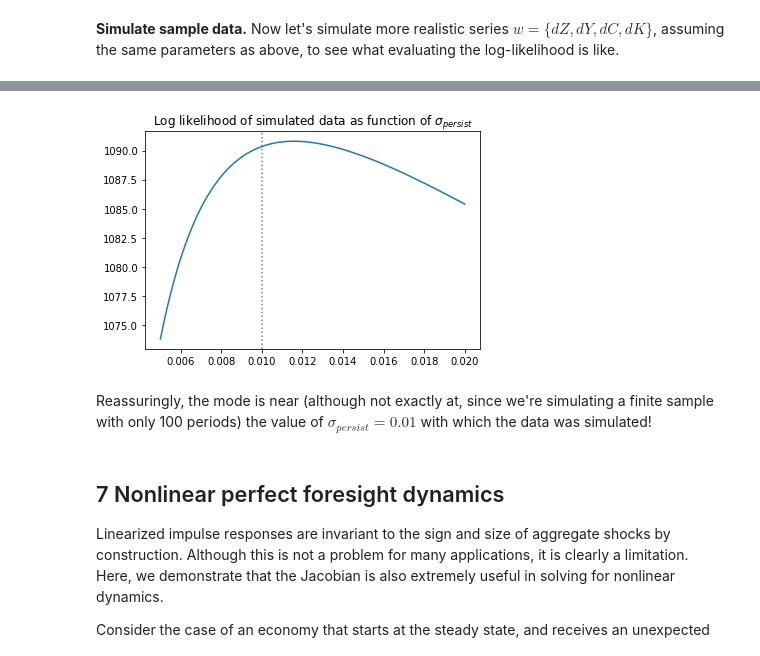
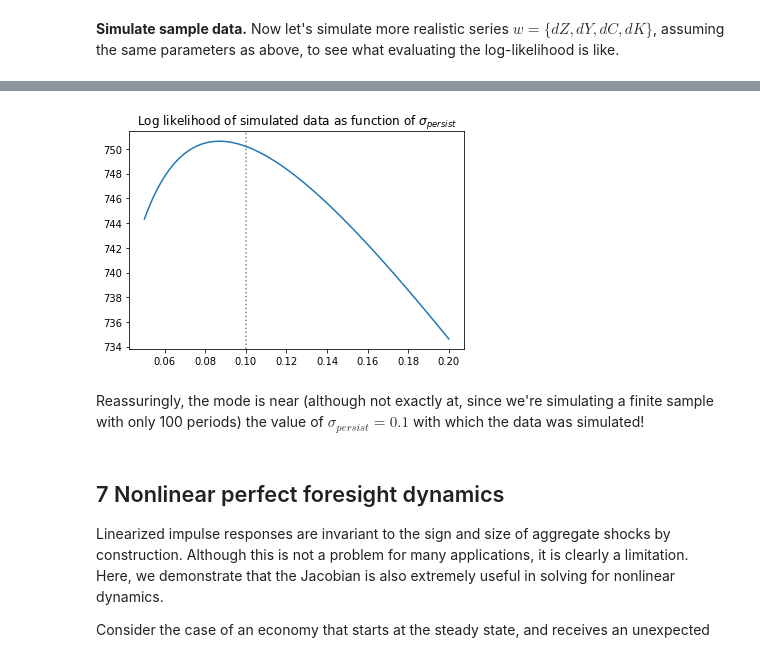
Before and after one commit to shade-econ/sequence-jacobian, a Jupyter notebook: krusell_smith.ipynb, the cells around one changed output, grey strips where cells are left out. Saved outputs shown, nothing was run; the diff lists cells and outputs as text; code cells hidden in the pictures.

```diff
--- a/krusell_smith.ipynb
+++ b/krusell_smith.ipynb
@@ -572,4 +572,4 @@ Now let's plot the log-likelihood of $w$ as a function of the standard deviation
 # %%
-sigma_persist_values = np.linspace(0.005, 0.02, 100)
+sigma_persist_values = np.linspace(0.05, 0.2, 100)
 %time lls = np.array([log_likelihood_from_parameters(rho, sigma_persist, sigma_trans, sigma_measurement, Y) for sigma_persist in sigma_persist_values])
 # %% [output]
@@ -578,12 +578,12 @@ Wall time: 294 ms
 # %%
 plt.plot(sigma_persist_values, lls)
-plt.axvline(0.01, linestyle=':', color='gray')
+plt.axvline(0.1, linestyle=':', color='gray')
 plt.title(r'Log likelihood of simulated data as function of $\sigma_{persist}$')
 plt.show()
 # %% [output]
-[figure, old version]
+[figure, new version]
 # %% [markdown]
-Reassuringly, the mode is near (although not exactly at, since we're simulating a finite sample with only 100 periods) the value of $\sigma_{persist}=0.01$ with which the data was simulated!
+Reassuringly, the mode is near (although not exactly at, since we're simulating a finite sample with only 100 periods) the value of $\sigma_{persist}=0.1$ with which the data was simulated!
 # %% [markdown]
 <a id="7-nonlinear"></a>
 
```
Also changed, not shown: parts of 9 cells of this notebook, 2 other files.
